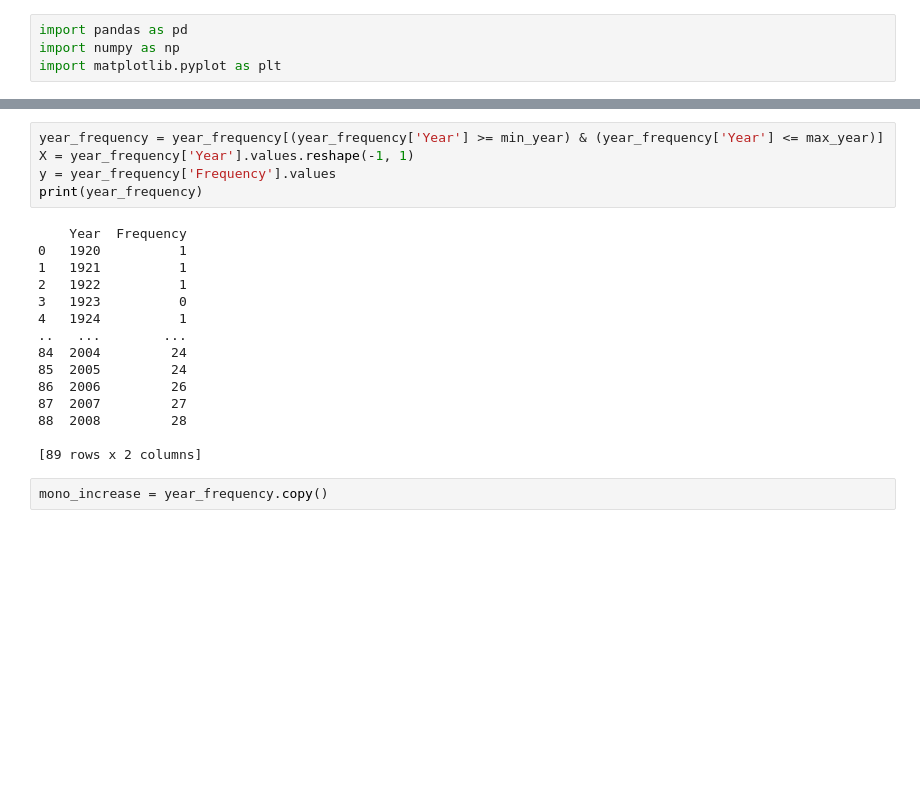
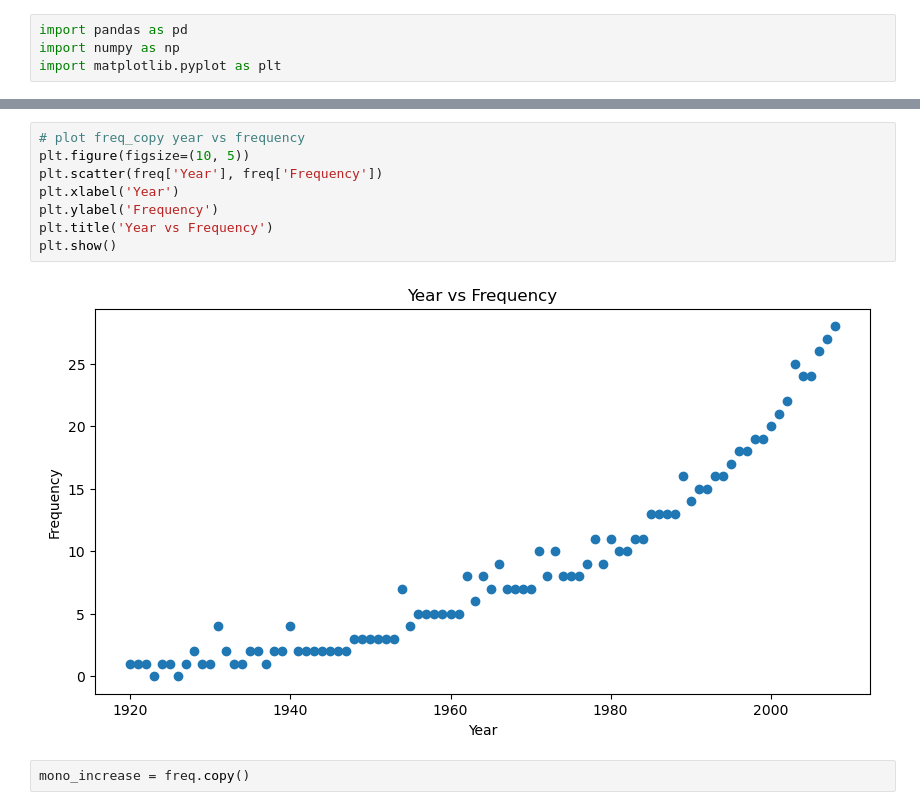
Before and after one commit to SpicyMcSpice1938/Depraved-Selection, a Jupyter notebook: method2.ipynb, the cells around one changed output, grey strips where cells are left out. Saved outputs shown, nothing was run; the diff lists cells and outputs as text; blank space fills up the shorter version.

```diff
--- a/method2.ipynb
+++ b/method2.ipynb
@@ -38,25 +7,15 @@ plt.show()
-# %%
-year_frequency = year_frequency[(year_frequency['Year'] >= min_year) & (year_frequency['Year'] <= max_year)]
-X = year_frequency['Year'].values.reshape(-1, 1)
-y = year_frequency['Frequency'].values
-print(year_frequency)
-# %% [output]
-    Year  Frequency
-0   1920          1
-1   1921          1
-2   1922          1
-3   1923          0
-4   1924          1
-..   ...        ...
-84  2004         24
-85  2005         24
-86  2006         26
-87  2007         27
-88  2008         28
-
-[89 rows x 2 columns]
+# %%
+# plot freq_copy year vs frequency
+plt.figure(figsize=(10, 5))
+plt.scatter(freq['Year'], freq['Frequency'])
+plt.xlabel('Year')
+plt.ylabel('Frequency')
+plt.title('Year vs Frequency')
+plt.show()
+# %% [output]
+[figure, added]
 # %%
-mono_increase = year_frequency.copy()
+mono_increase = freq.copy()
 # %%
 # loop through mono_increase['Year] and reassign the frequency to the maximum frequency seen so far
 for i in range(1, len(mono_increase)):
```
Also changed, not shown: parts of 10 cells of this notebook, 3 other files.
